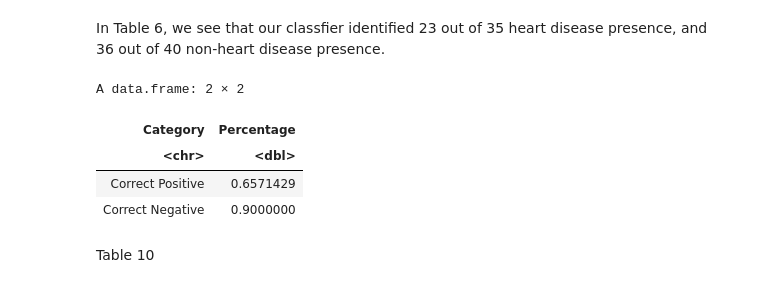
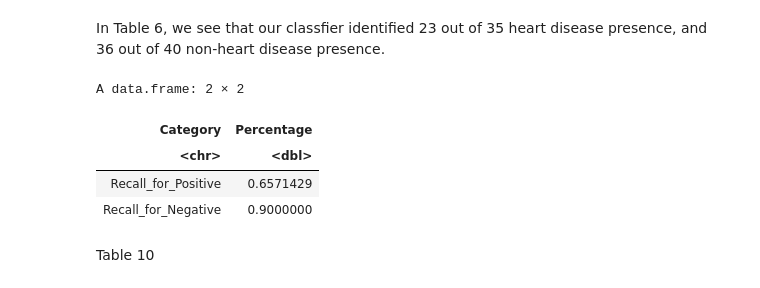
Before and after one commit to latmerlin/dsci100, a Jupyter notebook: Cleveland-final.ipynb, the cells around one changed output. Saved outputs shown, nothing was run; the diff lists cells and outputs as text; code cells hidden in the pictures.

```diff
--- a/Cleveland-final.ipynb
+++ b/Cleveland-final.ipynb
@@ -367,21 +367,21 @@ Table 9
 In Table 6, we see that our classfier identified 23 out of 35 heart disease presence, and 36 out of 40 non-heart disease presence.
 # %%
 # calculate the percentage of our classifier correctly predict a positive label and a negative respectively
-correct_positive_percent <- 23 / (12 + 23)
-correct_negative_percent <- 36 / (36 + 4)
+Recall_for_Positive_percent <- 23 / (12 + 23)
+Recall_for_Negative_percent <- 36 / (36 + 4)
 
 # Create a data frame with the percentages
 percentages_df <- data.frame(
-  Category = c("Correct Positive", "Correct Negative"),
-  Percentage = c(correct_positive_percent, correct_negative_percent)
+  Category = c("Recall_for_Positive", "Recall_for_Negative"),
+  Percentage = c(Recall_for_Positive_percent, Recall_for_Negative_percent)
 )
 percentages_df
 # %% [output]
 A data.frame: 2 × 2
 | Category | Percentage |
 | <chr> | <dbl> |
-| Correct Positive | 0.6571429 |
-| Correct Negative | 0.9000000 |
+| Recall_for_Positive | 0.6571429 |
+| Recall_for_Negative | 0.9000000 |
 # %% [markdown]
 Table 10
 # %% [markdown]
```
Also changed, not shown: parts of 1 cell of this notebook.
